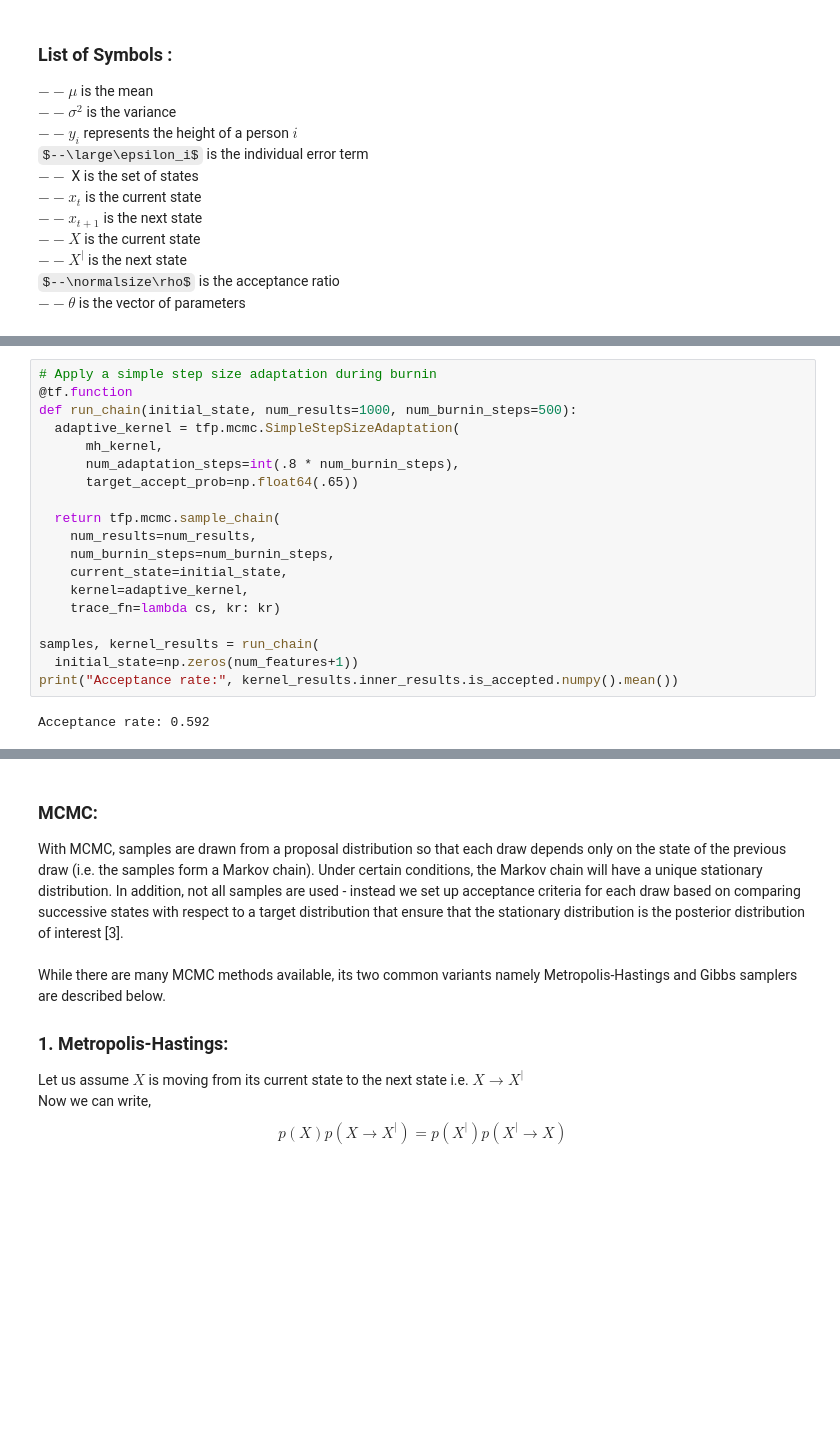
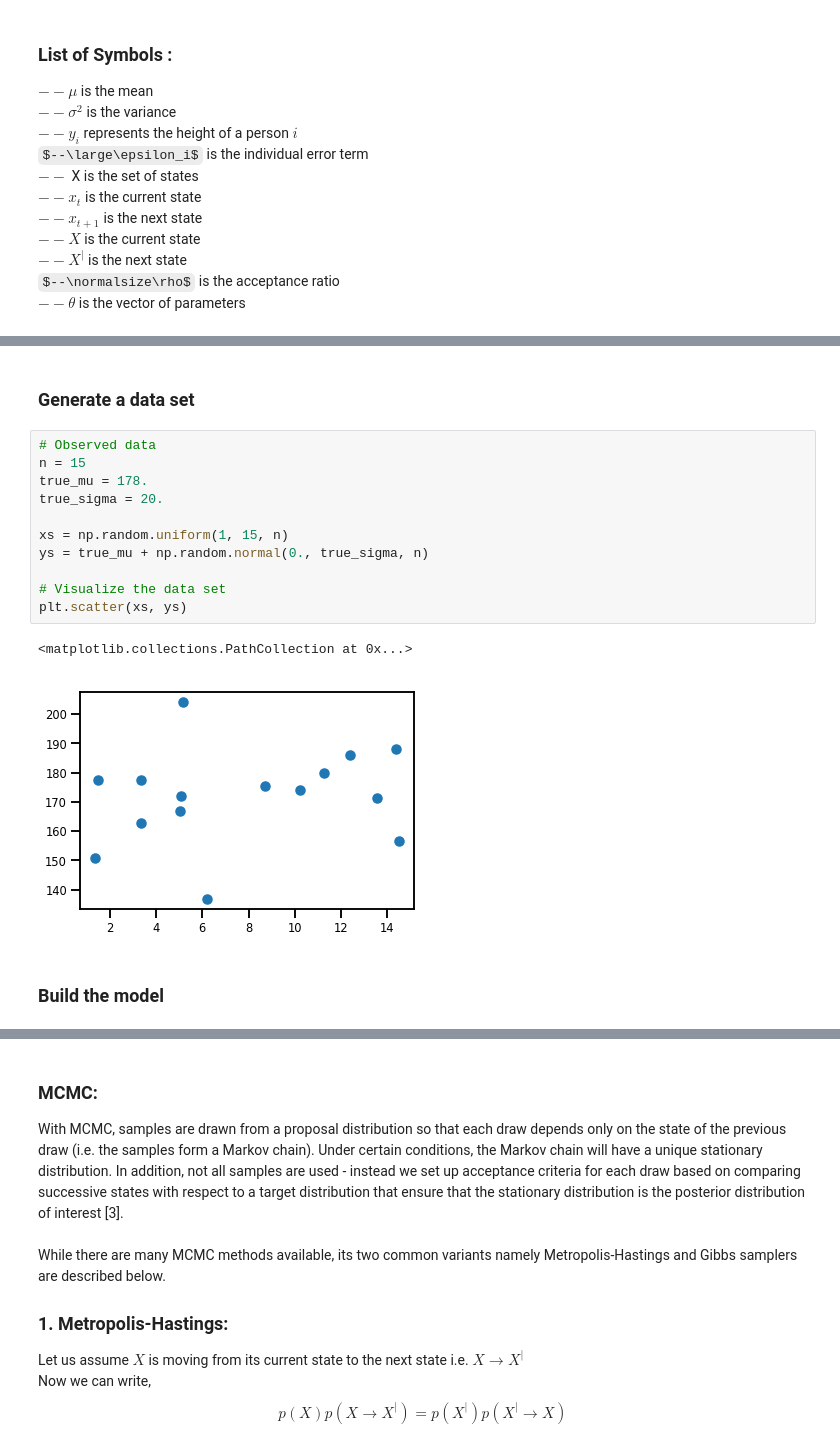
Before and after one commit to ShawnSerendipity/Probability-and-Machine-Learning-in-Tensorflow, a Jupyter notebook: 4.1 MCMC.ipynb, the cells around one changed output, grey strips where cells are left out. Cells and saved outputs as stored; diff of their text form; some formulas as TeX source; blank space fills up the shorter version.

```diff
--- a/4.1 MCMC.ipynb
+++ b/4.1 MCMC.ipynb
@@ -203,21 +145,18 @@ Acceptance rate: 0.0
-# %%
-# Apply a simple step size adaptation during burnin
-@tf.function
-def run_chain(initial_state, num_results=1000, num_burnin_steps=500):
-  adaptive_kernel = tfp.mcmc.SimpleStepSizeAdaptation(
-      mh_kernel,
-      num_adaptation_steps=int(.8 * num_burnin_steps),
-      target_accept_prob=np.float64(.65))
-
-  return tfp.mcmc.sample_chain(
-    num_results=num_results,
-    num_burnin_steps=num_burnin_steps,
-    current_state=initial_state,
-    kernel=adaptive_kernel,
-    trace_fn=lambda cs, kr: kr)
-
-samples, kernel_results = run_chain(
-  initial_state=np.zeros(num_features+1))
-print("Acceptance rate:", kernel_results.inner_results.is_accepted.numpy().mean())
-# %% [output]
-Acceptance rate: 0.592
+# %% [markdown]
+### Generate a data set
+# %%
+# Observed data
+n = 15
+true_mu = 178.
+true_sigma = 20.
+
+xs = np.random.uniform(1, 15, n)
+ys = true_mu + np.random.normal(0., true_sigma, n)
+
+# Visualize the data set
+plt.scatter(xs, ys)
+# %% [output]
+<matplotlib.collections.PathCollection at 0x...>
+[figure, added]
+# %% [markdown]
+### Build the model
```
Also changed, not shown: parts of 21 cells of this notebook.
